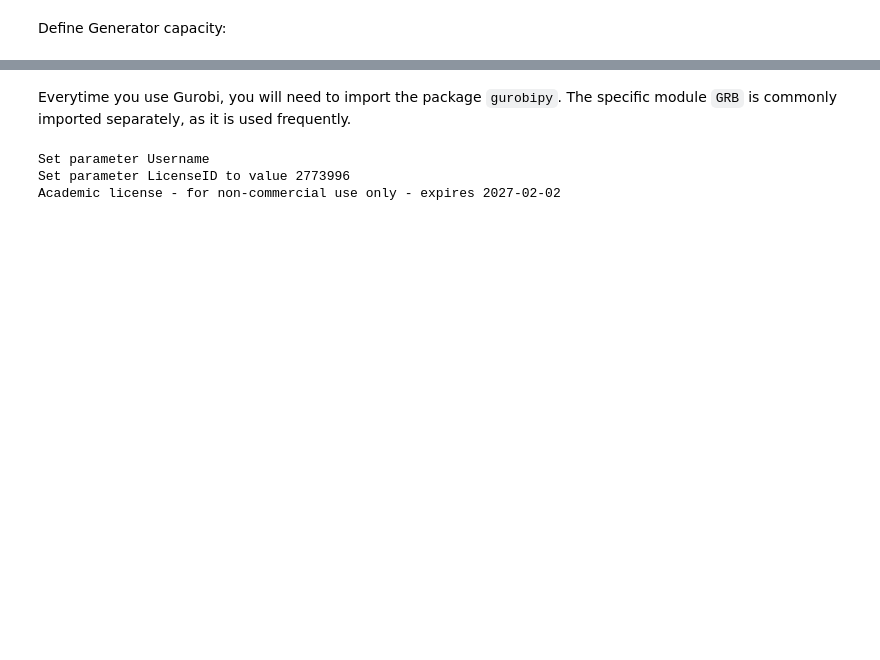
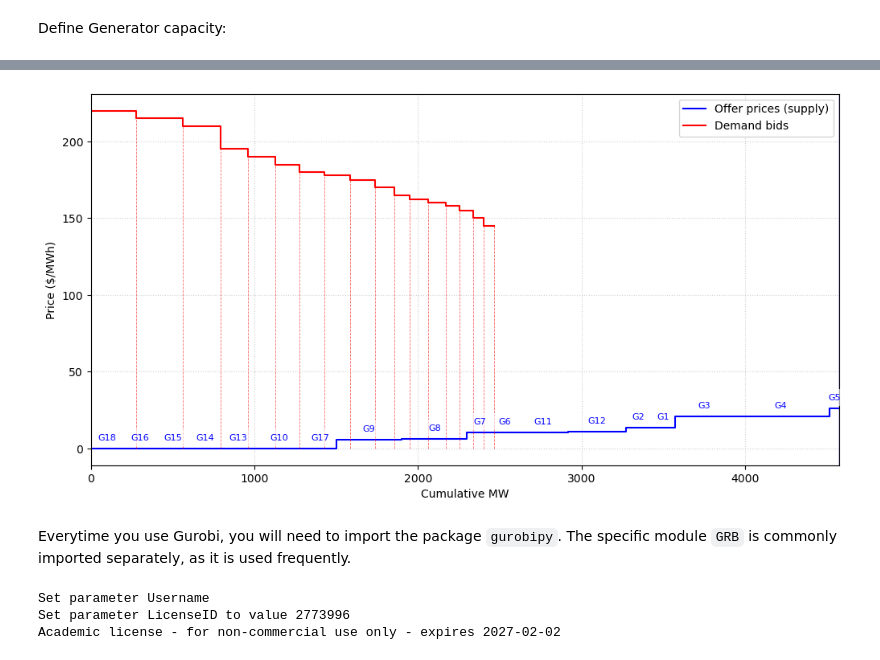
Before and after one commit to chunziker/group_26_assignment_1_REM, a Jupyter notebook: assignment_1.ipynb, the cells around one changed output, grey strips where cells are left out. Saved outputs shown, nothing was run; the diff lists cells and outputs as text; code cells hidden in the pictures; blank space fills up the shorter version.

````diff
--- a/assignment_1.ipynb
+++ b/assignment_1.ipynb
@@ -133,3 +134,72 @@ print(generator_capacity)
+# %%
+
+# supply (offers) staircase
+# suppress inter-segment vertical lines and only draw the final boundary
+_orig_axvline = plt.axvline
+def _axvline_only_end(x, *args, **kwargs):
+    try:
+        if 'x_supply' in globals() and np.isclose(x, x_supply[-1]):
+            # draw final supply boundary with same style as the supply step (solid blue)
+            return _orig_axvline(x, color='blue', linestyle='-', linewidth=1, alpha=0.9)
+    except Exception:
+        pass
+    # ignore other vertical lines (no dotted lines between steps)
+    return None
+plt.axvline = _axvline_only_end
+costs = np.array(generator_cost)
+caps = np.array(generator_capacity)
+s_idx = np.argsort(costs)
+s_costs = costs[s_idx]
+s_caps = caps[s_idx]
+x_supply = np.concatenate(([0], np.cumsum(s_caps)))
+y_supply = np.concatenate((s_costs, [s_costs[-1]]))
+
+# demand (bids) staircase (sorted descending)
+bids = np.array(demand_bids)
+qs = np.array(consumption)
+d_idx = np.argsort(-bids)
+d_bids = bids[d_idx]
+d_qs = qs[d_idx]
+x_demand = np.concatenate(([0], np.cumsum(d_qs)))
+y_demand = np.concatenate((d_bids, [d_bids[-1]]))
+
+plt.figure(figsize=(12,6))
+plt.step(x_supply, y_supply, where='post', color='blue', label='Offer prices (supply)')
+plt.step(x_demand, y_demand, where='post', color='red', label='Demand bids')
+
+# annotate supply segments with generator id and capacity
+max_price = max(y_supply.max(), y_demand.max())
+for j in range(len(s_caps)):
+    gen_idx = s_idx[j]                 # original generator index
+    gen_id = id_Gnerators[gen_idx]     # generator unit id
+    x0, x1 = x_supply[j], x_supply[j+1]
+    # vertical boundary line
+    plt.axvline(x0, color='gray', linestyle='--', linewidth=0.6, alpha=0.6)
+    # label in middle of the segment
+    plt.text((x0 + x1) / 2, y_supply[j] + 0.02 * max_price,
+             f'G{gen_id}',
+             ha='center', va='bottom', fontsize=8, color='blue', bbox=dict(facecolor='white', alpha=0.6, edgecolor='none'))
+
+# draw vertical lines from each demand step down to the x-axis
+for j in range(len(d_qs)):
+    x_bound = x_demand[j+1]
+    y_lvl = d_bids[j]
+    plt.vlines(x_bound, 0, y_lvl, color='red', linestyle='--', linewidth=0.6, alpha=0.6)
+
+# mark final supply boundary
+plt.axvline(x_supply[-1], color='gray', linestyle='--', linewidth=0.6, alpha=0.6)
+# mark market-clearing price line if available
+if 'balance_dual' in globals():
+    plt.axhline(balance_dual, color='k', linestyle='--', linewidth=1, label=f'Market price = {balance_dual:.2f}')
+
+plt.xlim(0, max(x_supply[-1], x_demand[-1]))
+plt.xlabel('Cumulative MW')
+plt.ylabel('Price ($/MWh)')
+plt.legend()
+plt.grid(True, linestyle=':', alpha=0.6)
+plt.show()
+# %% [output]
+[figure, added]
 # %% [markdown]
 Everytime you use Gurobi, you will need to import the package ```gurobipy```. The specific module ```GRB``` is commonly imported separately, as it is used frequently.
 # %%
````
Also changed, not shown: parts of 13 cells of this notebook, 1 other file.
